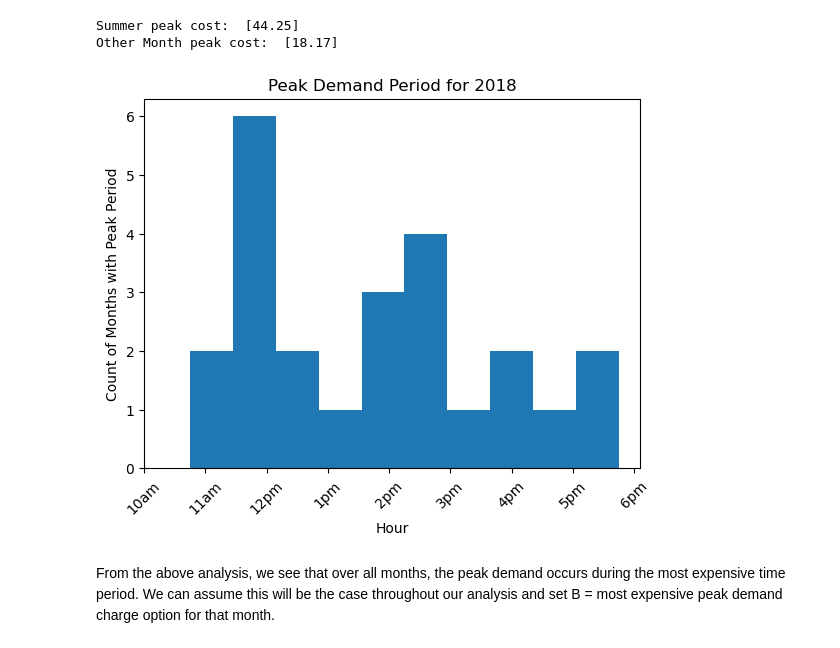
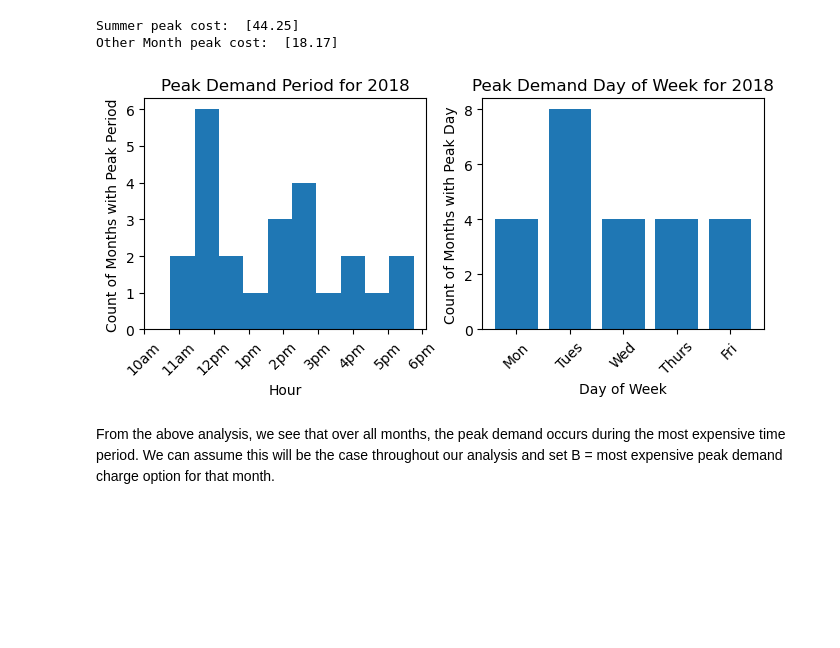
Before and after one commit to gnyirjesy/columbia-peak-shaving, a Jupyter notebook: peak_shaving_optimization.ipynb, the cells around one changed output. Saved outputs shown, nothing was run; the diff lists cells and outputs as text; code cells hidden in the pictures; blank space fills up the shorter version.

```diff
--- a/peak_shaving_optimization.ipynb
+++ b/peak_shaving_optimization.ipynb
@@ -32,6 +33,7 @@ demand_unpivoted = demand[demand.columns.difference(['TotalDemand [kWh]'])].melt
 demand_unpivoted = demand_unpivoted.sort_values(by=['Date','period']).reset_index(drop=True)
 demand_unpivoted['year'] = demand_unpivoted['Date'].dt.year
 demand_unpivoted['month'] = demand_unpivoted['Date'].dt.month
+demand_unpivoted['weekday'] = demand_unpivoted['Date'].dt.weekday
 demand_unpivoted = demand_unpivoted.fillna(0)
 demand_unpivoted.head()
 # %% [output]
@@ -91,7 +93,7 @@ Look at the data at that period:
 # %% [markdown]
 ## Analysis of peak demand period
 # %%
-peak_analysis = pd.DataFrame(columns=['month','year','peak_demand','periods', 'hours','peak_cost'])
+peak_analysis = pd.DataFrame(columns=['month','year','peak_demand','periods', 'hours','weekday', 'peak_cost'])
 summer_charge_tiers = [16.66, 18.44, 9.15]
 other_charge_tiers = [4.21, 13.96]
 for year in [2018, 2019]:
@@ -107,9 +109,12 @@ for year in [2018, 2019]:
         period2 = df.loc[df['rolling_demand'].argmax()]['period']
         hour1 = int(df.loc[df['rolling_demand'].argmax()-1]['period'].split('Period')[1].split(' ')[0])/4
         hour2 = int(df.loc[df['rolling_demand'].argmax()]['period'].split('Period')[1].split(' ')[0])/4
+        #Figure out if it is a weekday
+        weekday1 = df.loc[df['rolling_demand'].argmax()-1]['weekday']
+        weekday2 = df.loc[df['rolling_demand'].argmax()]['weekday']
         #If the hour is in a peak period, then mark as such
-        #Between 8am-10pm
-        if (hour1 >= 8) and (hour1 <=22):
+        #Between 8am-10pm on weekdays
+        if (hour1 >= 8) and (hour1 <=22) and ((weekday1<5) or (weekday2<5)) :
             # Charge for June, July, August, September
             if month in [6, 7, 8, 9]:
                 #Between 8am-6pm
@@ -126,7 +131,7 @@ for year in [2018, 2019]:
             else:
                 peak_charge = other_charge_tiers[0]
 
-        peak_analysis.loc[len(peak_analysis.index)] =[month, year, peak_demand,[period1,period2], [hour1, hour2], peak_charge]
+        peak_analysis.loc[len(peak_analysis.index)] =[month, year, peak_demand,[period1,period2], [hour1, hour2], [weekday1, weekday2], peak_charge]
         print('rolling max demand is ', peak_demand, 'at index ',df['rolling_demand'].argmax())
         print('The max periods are: ', period1, ' and ', period2)
         print('Peak periods at hours: ', str(hour1), ' and ', str(hour2))
@@ -157,13 +162,26 @@ Other Month peak cost:  [18.17]
 # %%
 hours = np.array(peak_analysis[peak_analysis['year'] == 2018]['hours']).flatten()
 hours = [item for sublist in hours for item in sublist]
+weekdays = np.array(peak_analysis[peak_analysis['year'] == 2018]['weekday']).flatten()
+weekdays = [item for sublist in weekdays for item in sublist]
+weekdays = Counter(weekdays)
+
+plt.figure(figsize=(8,3))
+plt.subplot(1,2,1)
 _ = plt.hist(hours)
 _ = plt.xticks(ticks=[10, 11, 12, 13, 14, 15, 16, 17, 18], labels=['10am','11am','12pm','1pm','2pm','3pm','4pm','5pm','6pm'], rotation=45)
 _ = plt.title('Peak Demand Period for 2018')
 _ = plt.xlabel('Hour')
 _ = plt.ylabel('Count of Months with Peak Period')
+
+plt.subplot(1,2,2)
+_ = plt.bar(weekdays.keys(), weekdays.values())
+_ = plt.xticks(ticks=[0,1,2,3,4], labels=['Mon','Tues','Wed','Thurs','Fri'], rotation=45)
+_ = plt.title('Peak Demand Day of Week for 2018')
+_ = plt.xlabel('Day of Week')
+_ = plt.ylabel('Count of Months with Peak Day')
 # %% [output]
-[figure, old version]
+[figure, new version]
 # %% [markdown]
 From the above analysis, we see that over all months, the peak demand occurs during the most expensive time period. We can assume this will be the case throughout our analysis and set B = most expensive peak demand charge option for that month.
 # %% [markdown]
```
Also changed, not shown: parts of 3 cells of this notebook.
